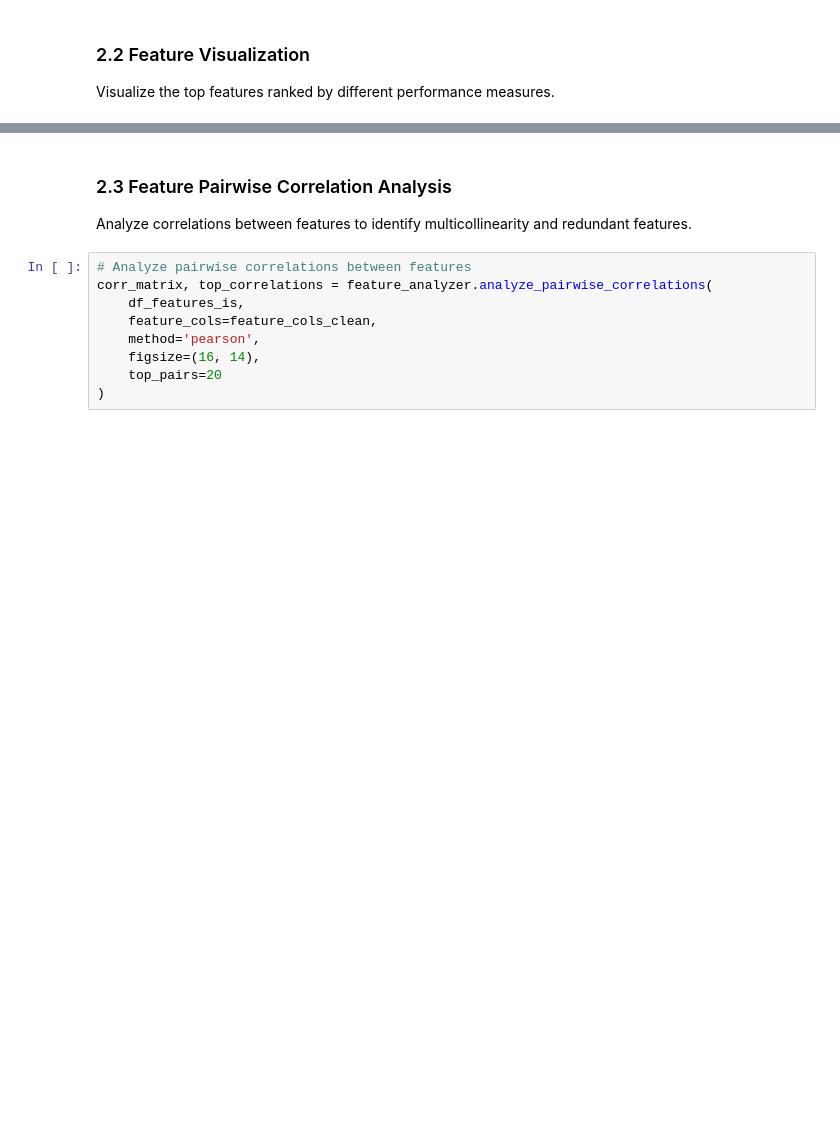
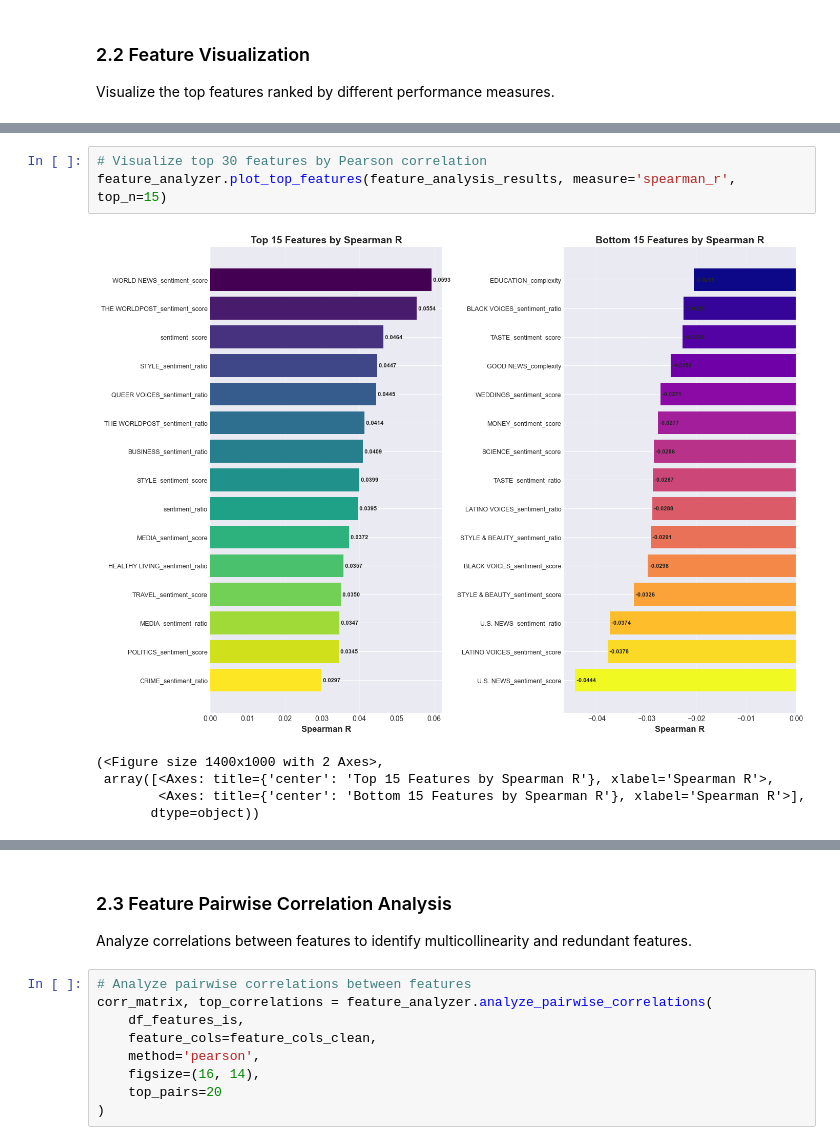
Before and after one commit to ayxemma/news, a Jupyter notebook: notebook.ipynb, the cells around one changed output, grey strips where cells are left out. Drawn from its saved outputs; the diff is of its cells as text; blank space fills up the shorter version.

```diff
--- a/notebook.ipynb
+++ b/notebook.ipynb
@@ -434,3 +488,12 @@ feature_analyzer.plot_top_features(feature_analysis_results, measure='sharpe_rat
+# %%
+# Visualize top 30 features by Pearson correlation
+feature_analyzer.plot_top_features(feature_analysis_results, measure='spearman_r', top_n=15)
+# %% [output]
+[figure, added]
+(<Figure size 1400x1000 with 2 Axes>,
+ array([<Axes: title={'center': 'Top 15 Features by Spearman R'}, xlabel='Spearman R'>,
+        <Axes: title={'center': 'Bottom 15 Features by Spearman R'}, xlabel='Spearman R'>],
+       dtype=object))
 # %%
 # Visualize top 30 features by Pearson correlation
 feature_analyzer.plot_top_features(feature_analysis_results, measure='pearson_r', top_n=15)
```
Also changed, not shown: parts of 40 cells of this notebook.
